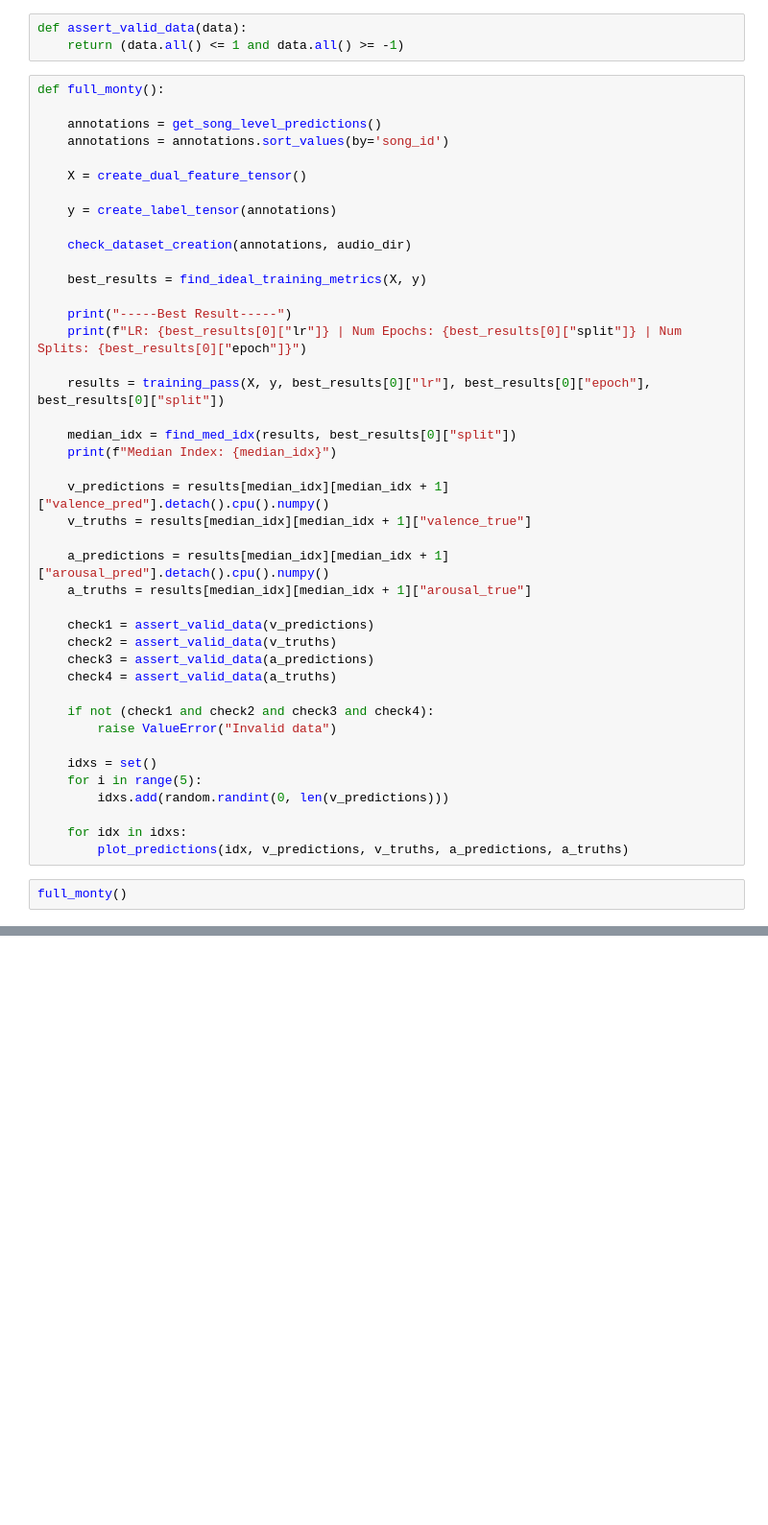
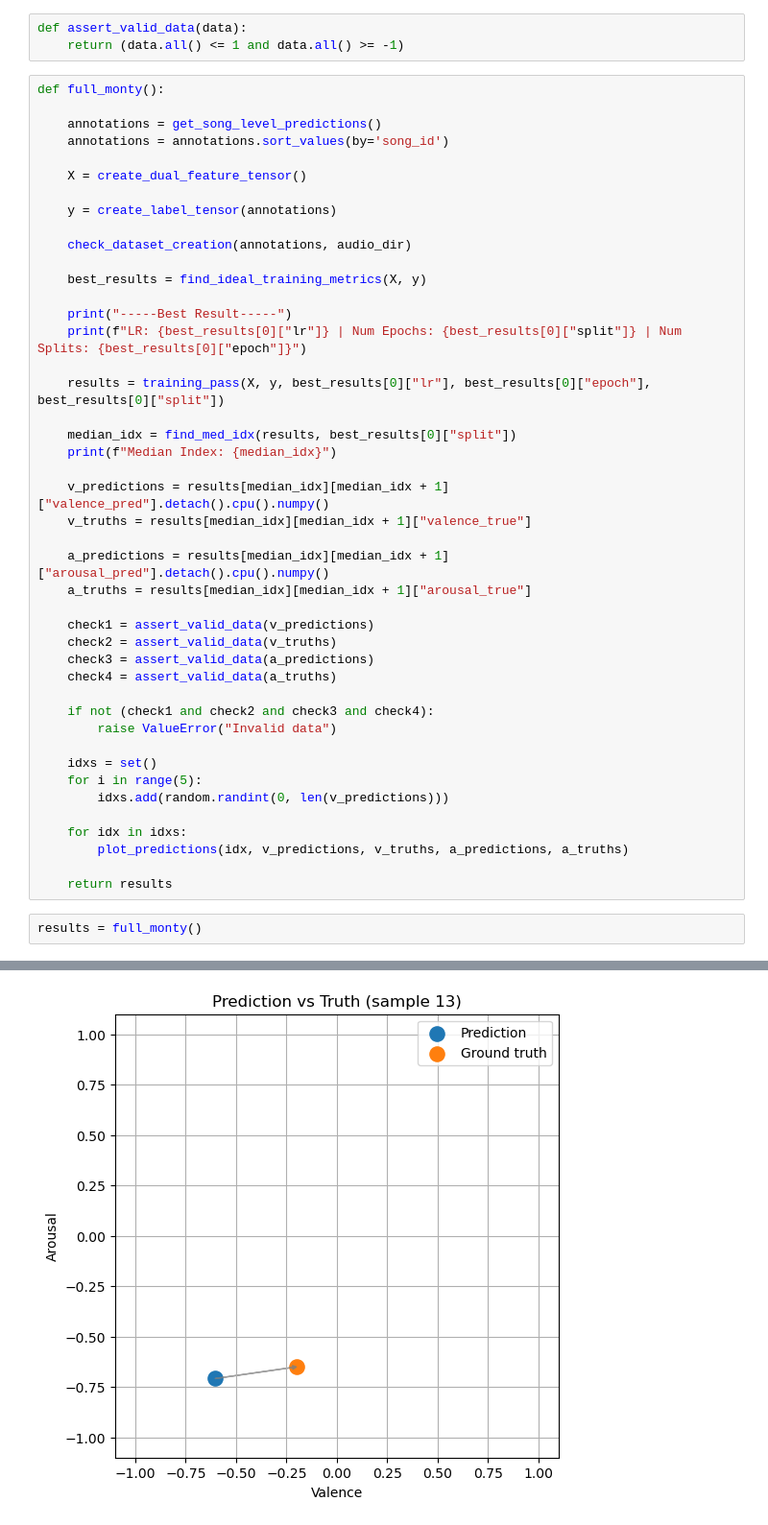
Before and after one commit to sarah-baskin/cover-song-analysis, a Jupyter notebook: new_deam_analysis.ipynb, the cells around one changed output, grey strips where cells are left out. Shown: that part at 96% size. Drawn from its saved outputs; the diff is of its cells as text; blank space fills up the shorter version.

```diff
--- a/new_deam_analysis.ipynb
+++ b/new_deam_analysis.ipynb
@@ -320,5 +319,8 @@ def full_monty():
 
     for idx in idxs:
         plot_predictions(idx, v_predictions, v_truths, a_predictions, a_truths)
+
+    return results
 # %%
-full_monty()
+results = full_monty()
+# %% [output]
@@ -324,0 +330 @@ full_monty()
+[figure, added]
```
Also changed, not shown: parts of 2 cells of this notebook, 2 other files.
